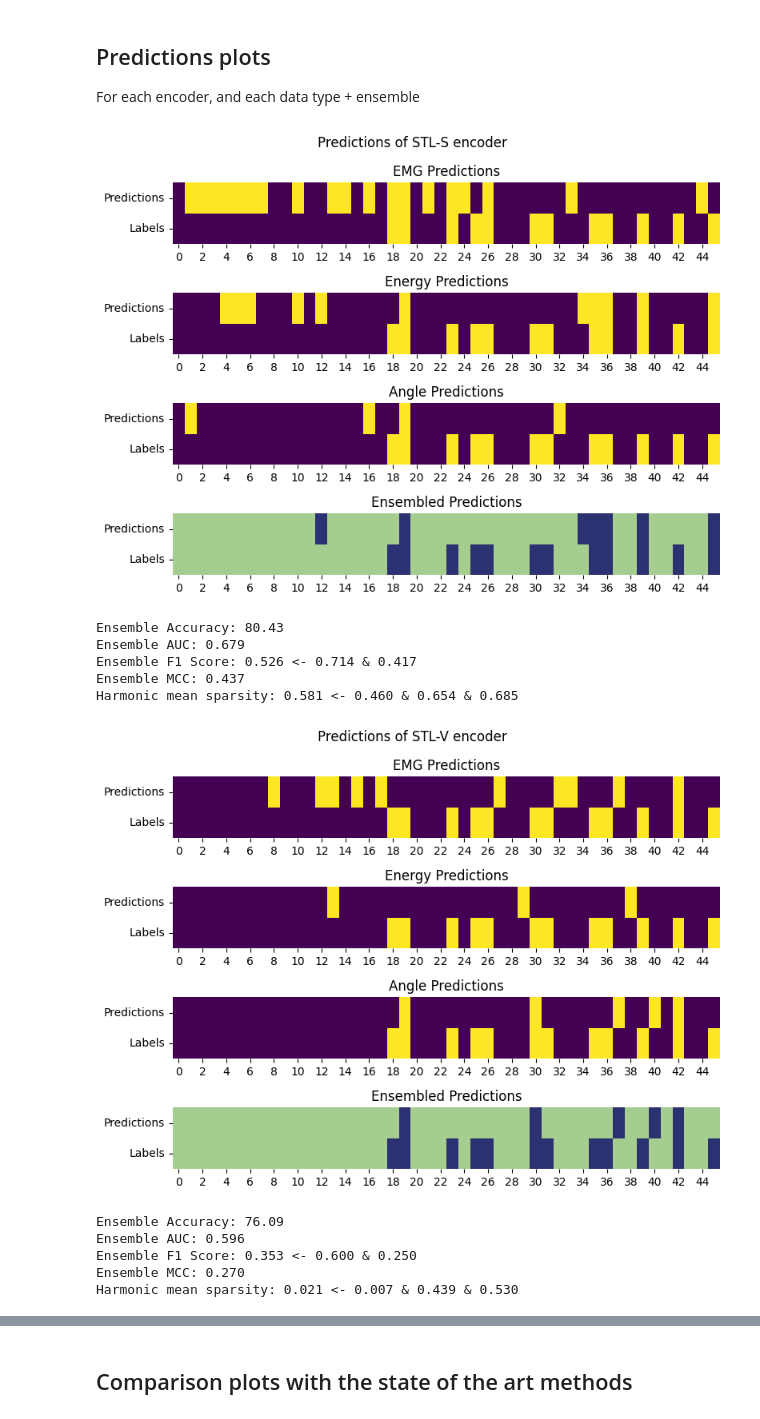
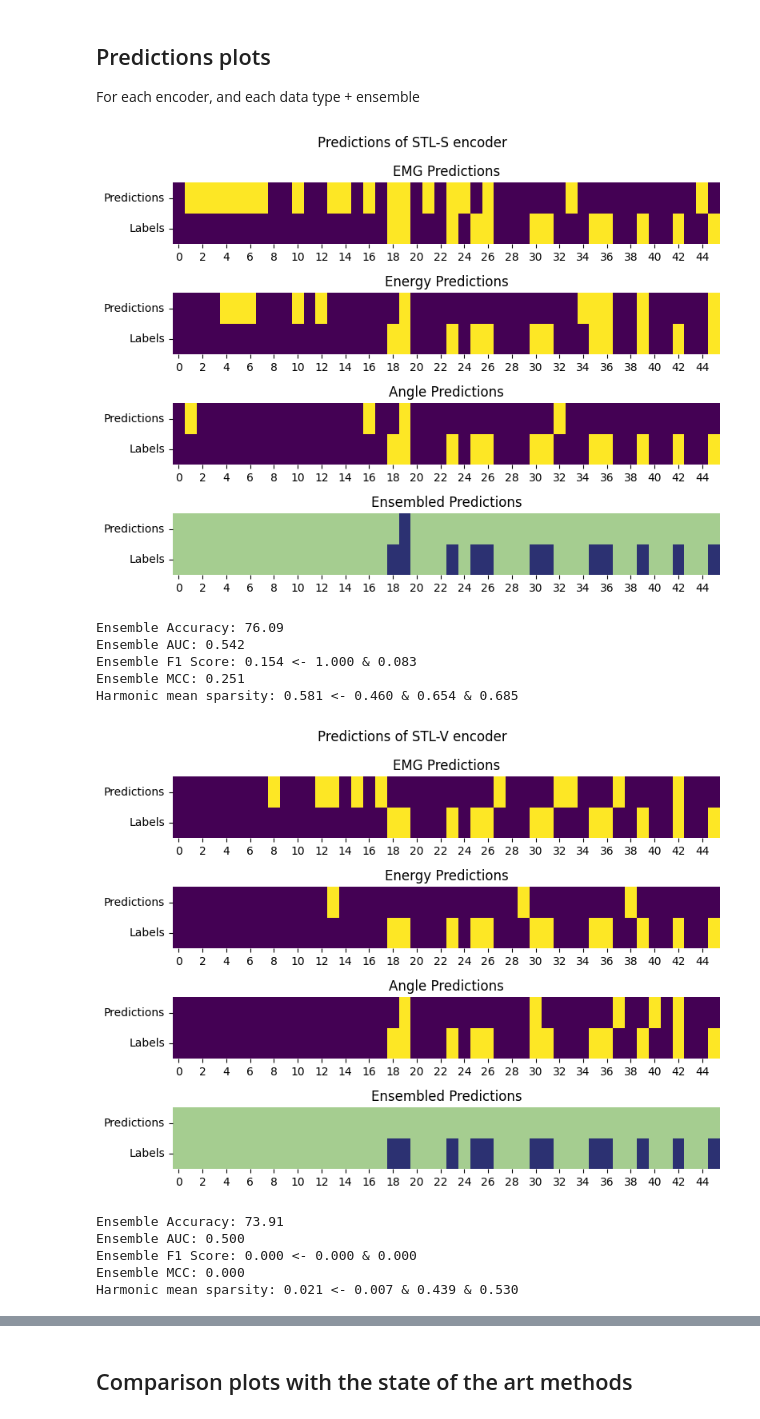
Before and after one commit to freek1/emopain-stl, a Jupyter notebook: analyze/results.ipynb, the cells around one changed output, grey strips where cells are left out. Drawn from its saved outputs; the diff is of its cells as text; code cells hidden in the pictures.

```diff
--- a/analyze/results.ipynb
+++ b/analyze/results.ipynb
@@ -122,6 +122,7 @@ import numpy as np
 import matplotlib.pyplot as plt
 from sklearn.metrics import accuracy_score, roc_auc_score, f1_score, precision_score, recall_score, matthews_corrcoef
 from sklearn.ensemble import StackingClassifier, RandomForestClassifier
+from sklearn.svm import SVC
 from sklearn.linear_model import LogisticRegression
 from scipy.stats import hmean
 
@@ -145,9 +146,9 @@ for encoder in encoders:
 
     # Define base classifiers and meta-classifier
     base_classifiers = [
-        ('emg', RandomForestClassifier()),
-        ('energy', RandomForestClassifier()),
-        ('angle', RandomForestClassifier())
+        ('emg', SVC()),
+        ('energy', SVC()),
+        ('angle', SVC())
     ]
     meta_classifier = RandomForestClassifier()
 
@@ -186,44 +187,44 @@ for encoder in encoders:
 
     # Calculate the harmonic mean sparsity
     sparsities = [
         results_dict[f'{file}_emg_{encoder}']['sparsities'][0],
         results_dict[f'{file}_energy_{encoder}']['sparsities'][0],
         results_dict[f'{file}_angle_{encoder}']['sparsities'][0]
     ]
 
     harmonic_mean_sparsity = hmean(sparsities)
 
     # Calculate and print ensemble performance metrics
     ensemble_accuracy = accuracy_score(labels, ensemble_preds)
     ensemble_auc = roc_auc_score(labels, ensemble_preds)
     ensemble_f1 = f1_score(labels, ensemble_preds)
     ensemble_prec = precision_score(labels, ensemble_preds)
     ensemble_rec = recall_score(labels, ensemble_preds)
     ensemble_mcc = matthews_corrcoef(labels, ensemble_preds)
 
     print(f'Ensemble Accuracy: {ensemble_accuracy*100:.2f}')
     print(f'Ensemble AUC: {ensemble_auc:.3f}')
     print(f'Ensemble F1 Score: {ensemble_f1:.3f} <- {ensemble_prec:.3f} & {ensemble_rec:.3f}')
     print(f'Ensemble MCC: {ensemble_mcc:.3f}')
     print(f'Harmonic mean sparsity: {harmonic_mean_sparsity:.3f} <- {" & ".join([f"{s:.3f}" for s in sparsities])}')
 
     ensemble[encoder] = [ensemble_accuracy, ensemble_auc, ensemble_f1, ensemble_mcc, harmonic_mean_sparsity]
 
     encoder_preds = ensemble_preds.tolist()  # Convert for clarity (optional)
     ensemble_preds_d[encoder].append(encoder_preds)  # Append current predictions list
     ensemble_preds_d["labels"] = labels.tolist()  # Add labels to the dictionary
 # %% [output]
-[figure, old version]
+[figure, new version]
-Ensemble Accuracy: 80.43
-Ensemble AUC: 0.679
-Ensemble F1 Score: 0.526 <- 0.714 & 0.417
-Ensemble MCC: 0.437
+Ensemble Accuracy: 76.09
+Ensemble AUC: 0.542
+Ensemble F1 Score: 0.154 <- 1.000 & 0.083
+Ensemble MCC: 0.251
 Harmonic mean sparsity: 0.581 <- 0.460 & 0.654 & 0.685
-[figure, old version]
+[figure, new version]
-Ensemble Accuracy: 76.09
-Ensemble AUC: 0.596
-Ensemble F1 Score: 0.353 <- 0.600 & 0.250
-Ensemble MCC: 0.270
+Ensemble Accuracy: 73.91
+Ensemble AUC: 0.500
+Ensemble F1 Score: 0.000 <- 0.000 & 0.000
+Ensemble MCC: 0.000
 Harmonic mean sparsity: 0.021 <- 0.007 & 0.439 & 0.530
 [figure]
 Ensemble Accuracy: 73.91
```
Also changed, not shown: parts of 4 cells of this notebook, 1 other file.
